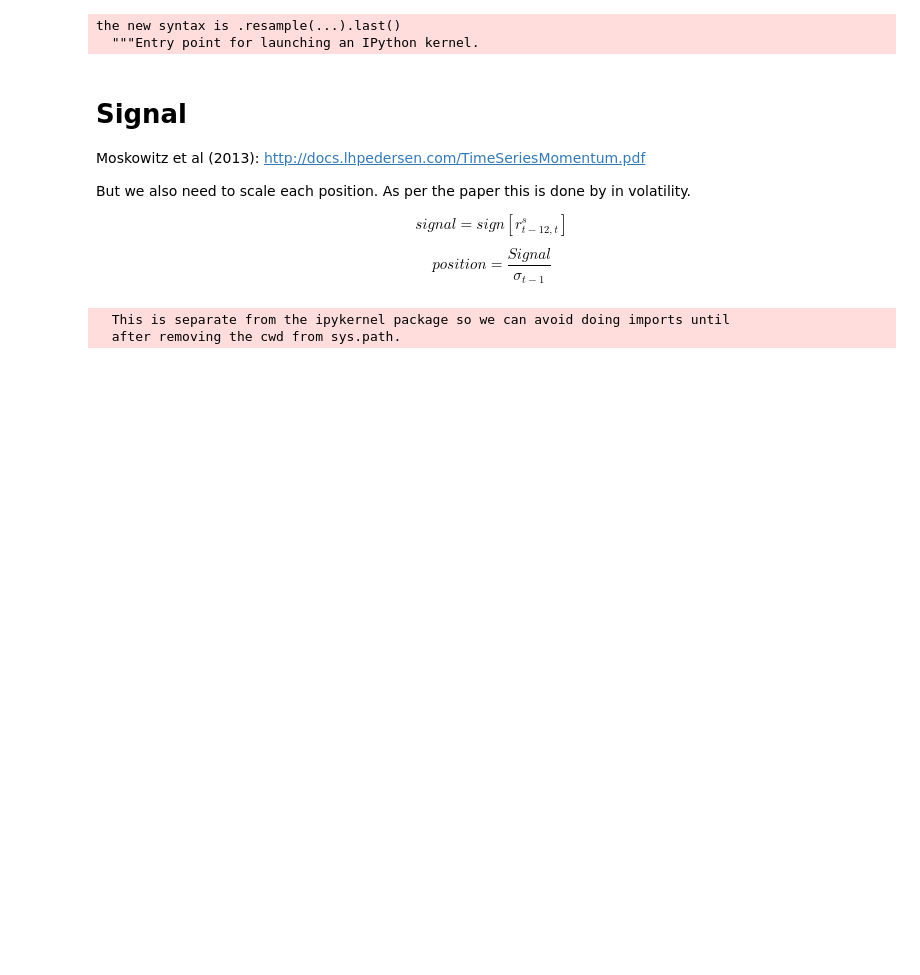
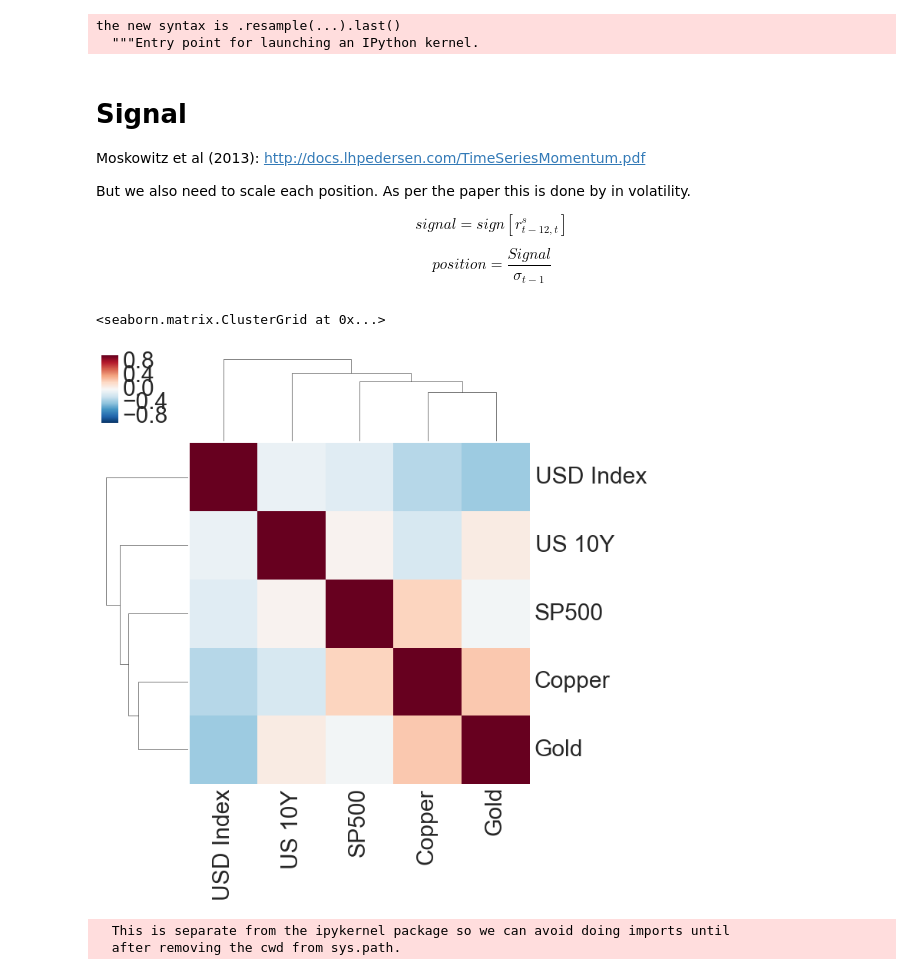
Before and after one commit to mrefermat/quant_finance, a Jupyter notebook: Signal_To_Trading.ipynb, the cells around one changed output. Cells and saved outputs as stored; diff of their text form; code cells hidden in the pictures; blank space fills up the shorter version.

```diff
--- a/Signal_To_Trading.ipynb
+++ b/Signal_To_Trading.ipynb
@@ -67,6 +74,11 @@ But we also need to scale each position.  As per the paper this is done by in vo
 $$ signal = sign[r_{t-12,t}^s] $$
 
 $$ position = \frac{Signal}{\sigma_{t-1}} $$
+# %%
+sns.clustermap(pct_rtns.corr())
+# %% [output]
+<seaborn.matrix.ClusterGrid at 0x...>
+[figure, added]
 # %%
 vol_lookback=20
 signal_lookback=12
```
Also changed, not shown: parts of 12 cells of this notebook, 1 other file.
